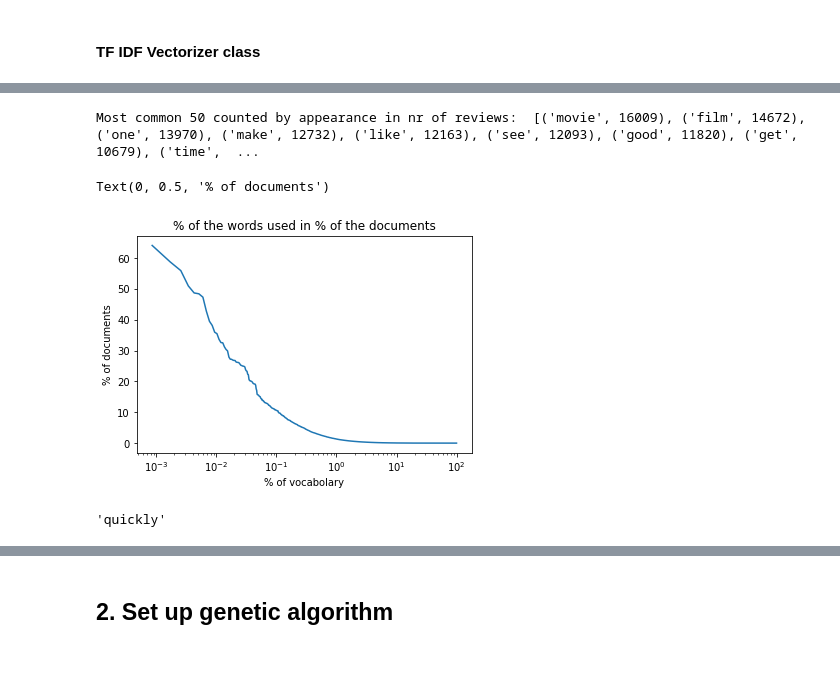
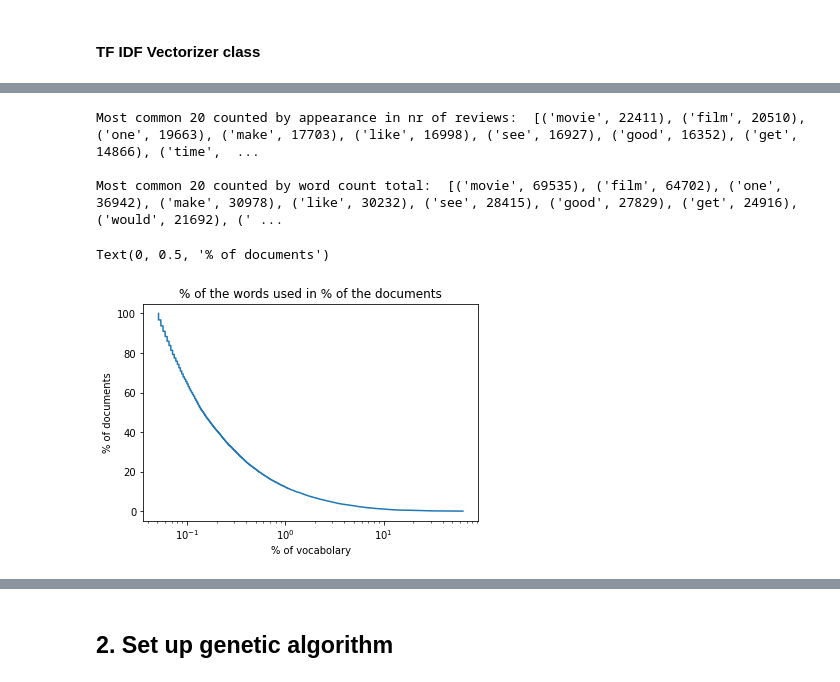
Before and after one commit to STProgrammer/GA-classification, a Jupyter notebook: GA-text-classification - pt-test.ipynb, the cells around one changed output, grey strips where cells are left out. Drawn from its saved outputs; the diff is of its cells as text; code cells hidden in the pictures.

```diff
--- a/GA-text-classification - pt-test.ipynb
+++ b/GA-text-classification - pt-test.ipynb
@@ -536,25 +573,41 @@ train_set_processed
+# %%
+# Data exploration
+# Most common words
+
+from collections import Counter
+cnt = Counter()
+cnt2 = Counter()
+for text in train_set_processed["processed"].values:
+    # Counting the words
+    for word in text.split():
+        cnt[word] += 1
+    # Counting in how many reviews the word appears
+    for word in set(text.split()):
+        cnt2[word] += 1
 # %%
-print("Most common 50 counted by appearance in nr of reviews: ", cnt1.most_common(50))
+print("Most common 20 counted by appearance in nr of reviews: ", cnt2.most_common(10))
+print("\nMost common 20 counted by word count total: ", cnt.most_common(10))
 
-vocab_size = len(cnt1)
-sample_size = 25000
+#print("Most common 50 counted by appearance in nr of reviews: ", cnt1.most_common(50))
 
-y = [c/sample_size * 100 for (w, c) in cnt1.most_common()]
-x = [c/vocab_size * 100 for c in range(1, vocab_size+1)]
+vocab_size = len(cnt2)
+sample_size = len(train_set)
+
+x = [c/sample_size * 100 for (w, c) in cnt2.most_common()]
+y = [c/vocab_size * 100 for c in range(1, vocab_size+1)]
+
 import matplotlib.pyplot as plt
 
 fig, ax = plt.subplots()
 
 ax.plot(x, y)
 ax.set_title("% of the words used in % of the documents")
 ax.set_xscale('log')
 ax.set_xlabel("% of vocabolary")
 ax.set_ylabel("% of documents")
 # %% [output]
-Most common 50 counted by appearance in nr of reviews:  [('movie', 16009), ('film', 14672), ('one', 13970), ('make', 12732), ('like', 12163), ('see', 12093), ('good', 11820), ('get', 10679), ('time',  ...
+Most common 20 counted by appearance in nr of reviews:  [('movie', 22411), ('film', 20510), ('one', 19663), ('make', 17703), ('like', 16998), ('see', 16927), ('good', 16352), ('get', 14866), ('time',  ...
+
+Most common 20 counted by word count total:  [('movie', 69535), ('film', 64702), ('one', 36942), ('make', 30978), ('like', 30232), ('see', 28415), ('good', 27829), ('get', 24916), ('would', 21692), (' ...
 Text(0, 0.5, '% of documents')
-[figure, old version]
+[figure, new version]
-# %%
-preprocessor.lemmatization("quickly ")
-# %% [output]
-'quickly'
```
Also changed, not shown: parts of 40 cells of this notebook, 2 other files.
